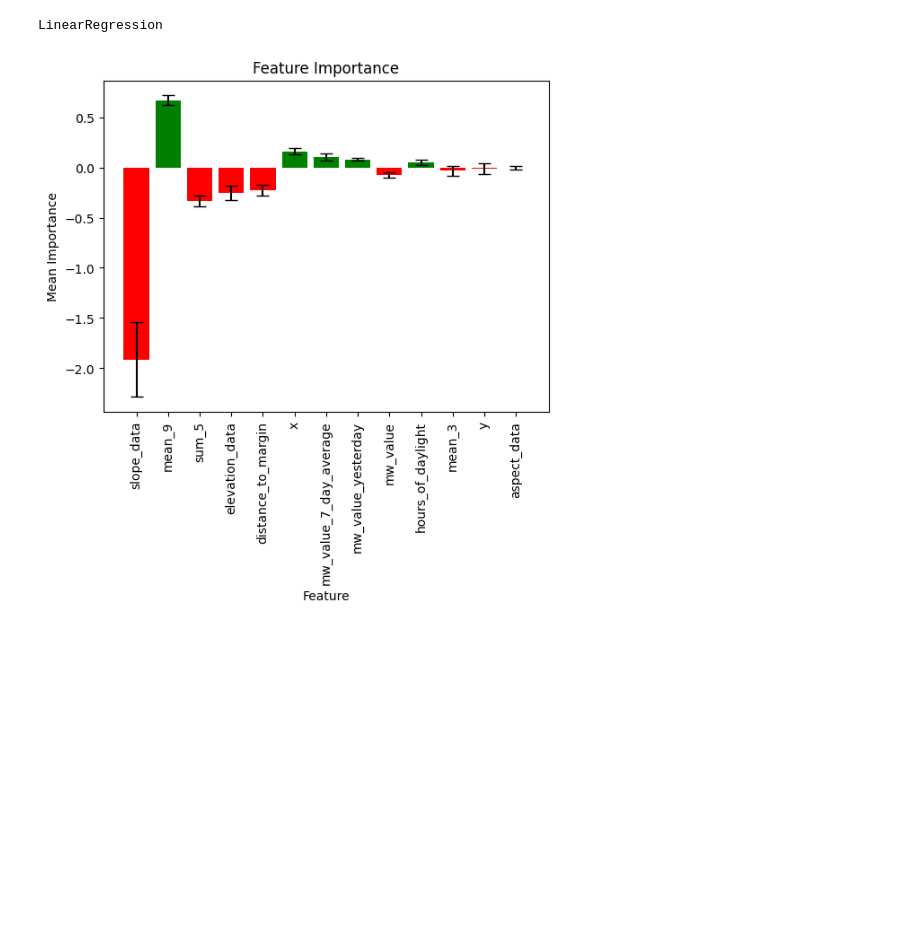
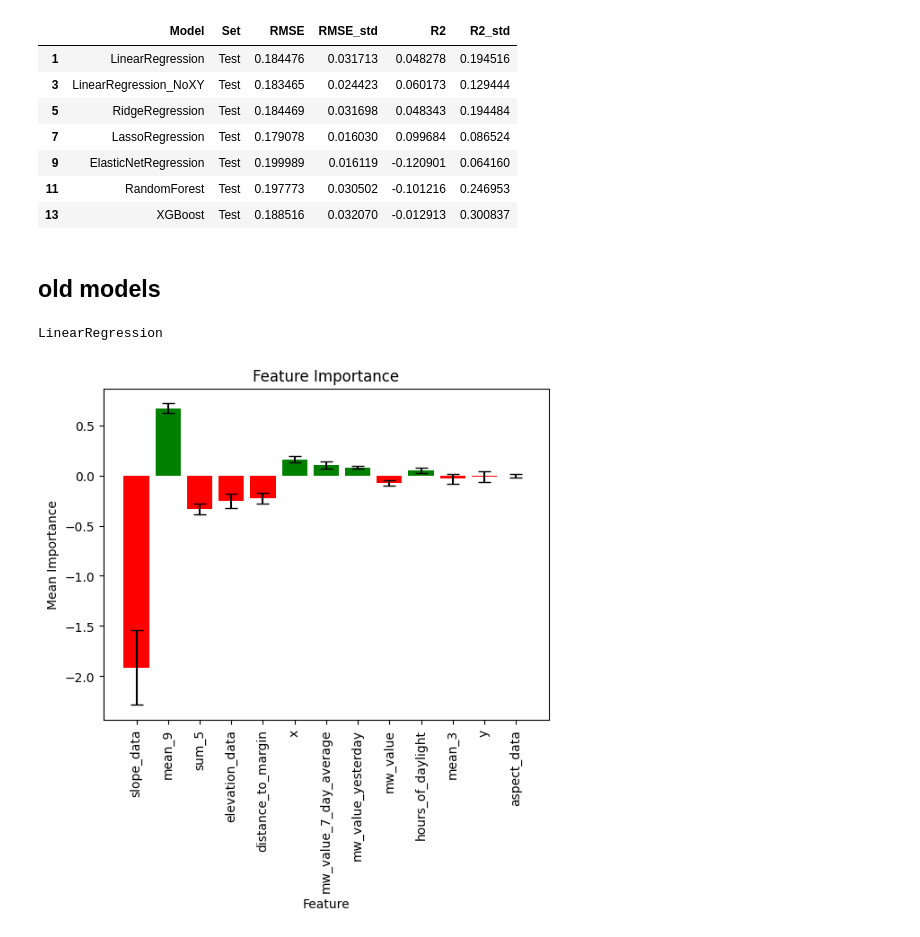
Before and after one commit to linaskerath/RP_Greenland, a Jupyter notebook: Scripts/08_feature_importance.ipynb, the cells around one changed output. Drawn from its saved outputs; the diff is of its cells as text; code cells hidden in the pictures; blank space fills up the shorter version.

```diff
--- a/Scripts/08_feature_importance.ipynb
+++ b/Scripts/08_feature_importance.ipynb
@@ -18,3 +74,16 @@ ElasticNetReg = f.load_object('ElasticNetRegression')
+# %%
+table[table['Set']=='Test']
+# %% [output]
+|  | Model | Set | RMSE | RMSE_std | R2 | R2_std |
+| 1 | LinearRegression | Test | 0.184476 | 0.031713 | 0.048278 | 0.194516 |
+| 3 | LinearRegression_NoXY | Test | 0.183465 | 0.024423 | 0.060173 | 0.129444 |
+| 5 | RidgeRegression | Test | 0.184469 | 0.031698 | 0.048343 | 0.194484 |
+| 7 | LassoRegression | Test | 0.179078 | 0.016030 | 0.099684 | 0.086524 |
+| 9 | ElasticNetRegression | Test | 0.199989 | 0.016119 | -0.120901 | 0.064160 |
+| 11 | RandomForest | Test | 0.197773 | 0.030502 | -0.101216 | 0.246953 |
+| 13 | XGBoost | Test | 0.188516 | 0.032070 | -0.012913 | 0.300837 |
+# %% [markdown]
+## old models
 # %%
 for model in [LinReg_noLog, LinReg, RigdeReg, RidgeReg_noLog, LassoReg, ElasticNetReg]:
     print(model.name)
```
Also changed, not shown: parts of 9 cells of this notebook, 2 other files.
